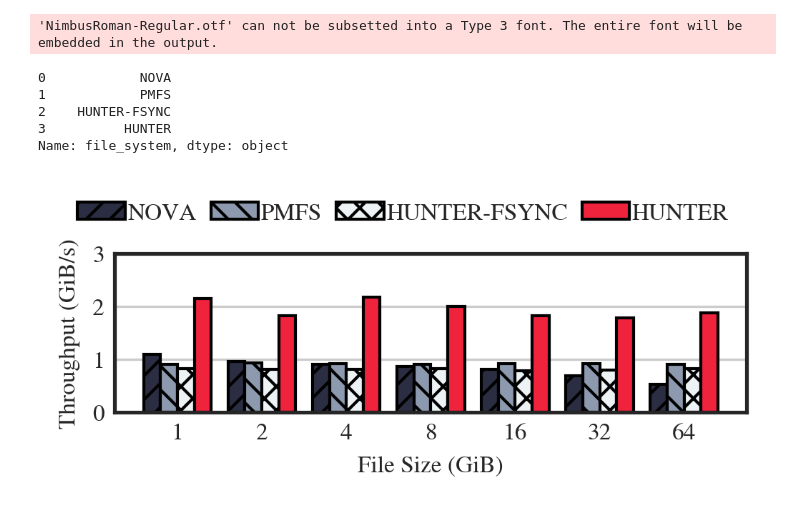
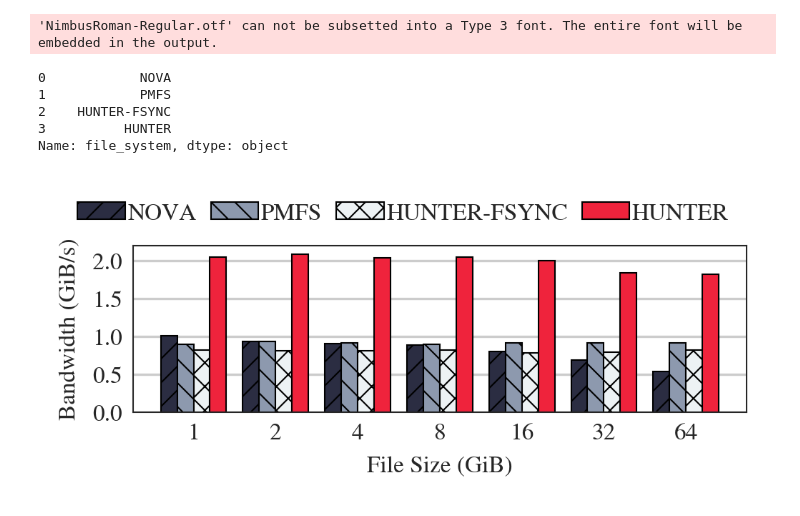
Before and after one commit to WOFS-for-PM/tests, a Jupyter notebook: dac/FIG-Filesize/plot.ipynb, the cells around one changed output. Saved outputs shown, nothing was run; the diff lists cells and outputs as text; code cells hidden in the pictures.

```diff
--- a/dac/FIG-Filesize/plot.ipynb
+++ b/dac/FIG-Filesize/plot.ipynb
@@ -19,6 +19,7 @@ style.use('seaborn-white')
 plt.rcParams["axes.grid"] = True
 plt.rcParams["axes.grid.axis"] = "y"
 plt.rcParams["grid.linewidth"] = 0.8
+plt.rcParams['hatch.linewidth'] = 0.5
 plt.rcParams["font.family"] = "Nimbus Roman"
 pd.options.display.max_columns = None
 pd.options.display.max_rows = None
@@ -34,35 +35,39 @@ fig = plt.figure(dpi = 300, figsize = (cm_to_inch(SINGLE_COL_WIDTH), cm_to_inch(
 bar_width = 0.2
 subfig_titles = ["(a) 0% dup ratio", "(b) 25% dup ratio", "(c) 50% dup ratio", "(d) 75% dup ratio"]
 patterns = ['///', '\\\\\\', 'XXX', '']
 # Reference: https://designbro.com/blog/inspiration/color-combinations/
 colors = ["#2b2d42", "#8d99ae", "#edf2f4", "#ef233c"]
 
 x = [1, 2, 3, 4, 5, 6, 7]
 fss = df['file_system'].drop_duplicates().reset_index().drop(columns=['index'])['file_system']
 tot = len(fss) * bar_width
 print(fss)
 for idx, fs in enumerate(fss):
     points = []
     for pivot in x:
         point = pivot - tot / 2 + bar_width / 2 + idx * bar_width
         points.append(point)
-    plt.bar(points, df[df['file_system'] == fs]['bandwidth(MiB/s)'] / 1024, width=bar_width, hatch=patterns[idx], edgecolor='black', color=colors[idx])
+    plt.bar(points, df[df['file_system'] == fs]['bandwidth(MiB/s)'] / 1024, width=bar_width, hatch=patterns[idx], edgecolor='black', color=colors[idx], linewidth=0.5)
 
 # Draw title
 plt.xticks(x, labels=[1, 2, 4, 8, 16, 32, 64], fontsize=8)
-plt.yticks([0, 1, 2, 3], fontsize=8)
-plt.ylabel('Throughput (GiB/s)', fontsize=8)
+plt.yticks([0, 0.5, 1, 1.5, 2], fontsize=8)
+plt.ylim(0, 2.2)
+plt.ylabel('Bandwidth (GiB/s)', fontsize=8)
 plt.xlabel("File Size (GiB)", fontsize=8)
 
 fig.legend(fss, loc='center', bbox_to_anchor=(0.5, 1), ncol=4, fontsize=8, columnspacing=0.6, labelspacing=0.1, handletextpad=0.1)
-
+ax = fig.gca()
+lw = 0.5
+for axis in ['top','bottom','left','right']:
+    ax.spines[axis].set_linewidth(lw)
 plt.tight_layout()
 plt.savefig("./FIG-Filesize.pdf", bbox_inches='tight', pad_inches=0)
 # %% [output]
 'NimbusRoman-Regular.otf' can not be subsetted into a Type 3 font. The entire font will be embedded in the output.
 0            NOVA
 1            PMFS
 2    HUNTER-FSYNC
 3          HUNTER
 Name: file_system, dtype: object
-[figure, old version]
+[figure, new version]
```
Also changed, not shown: 37 other files.
